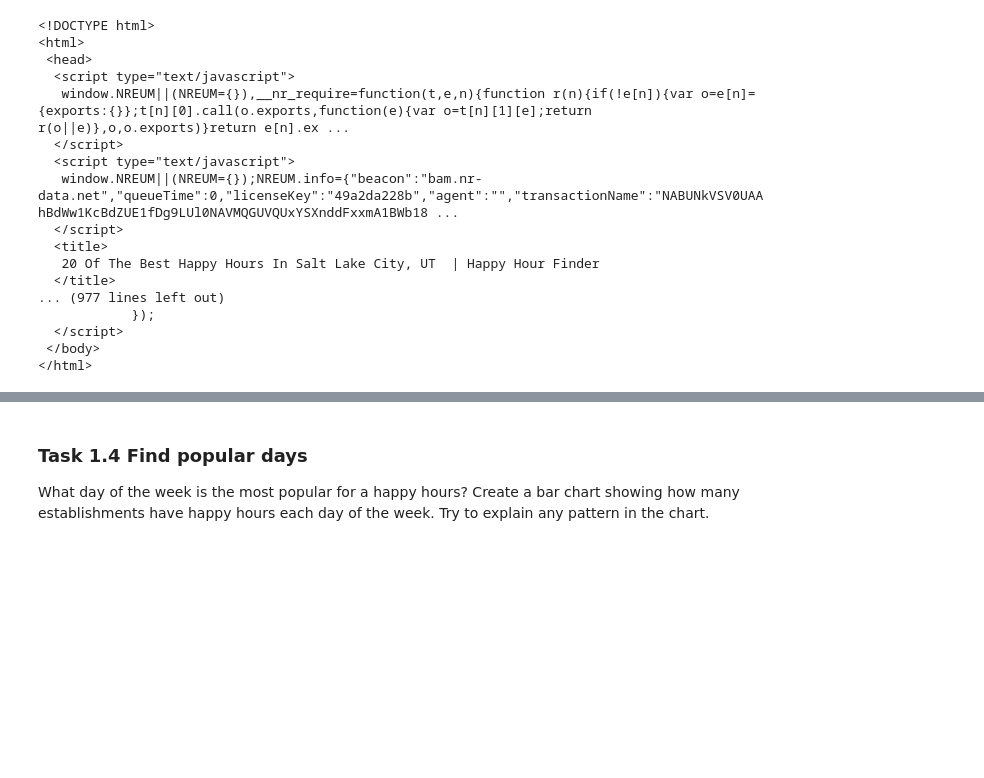
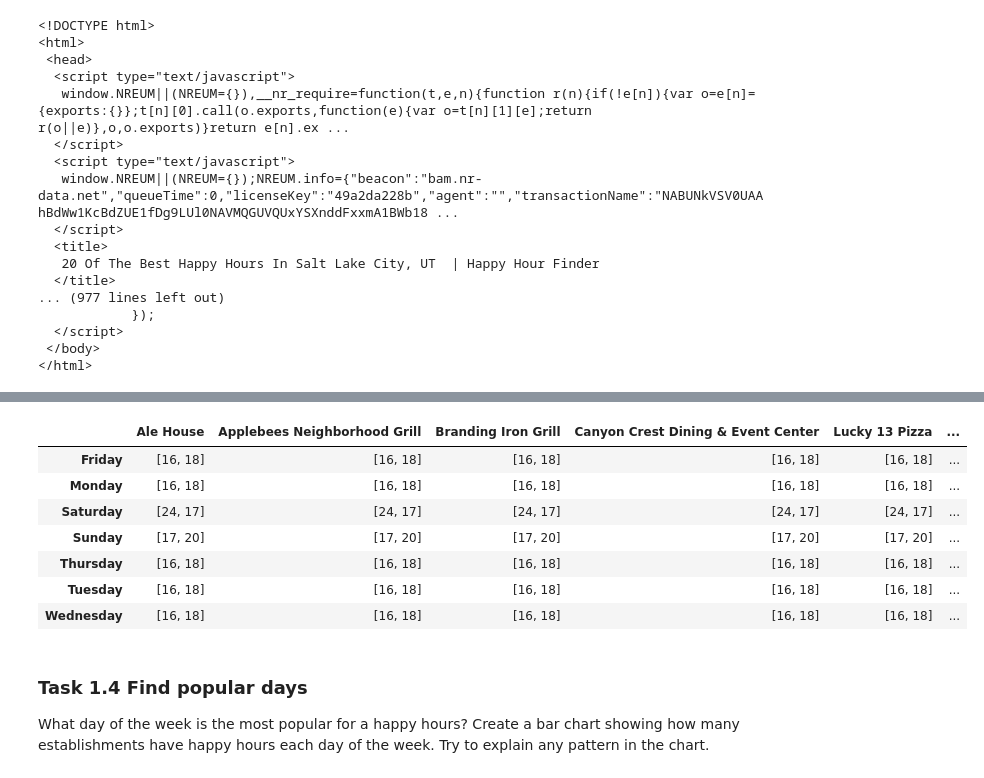
Before and after one commit to Mar-ten/datascience-homeworks, a Jupyter notebook: HW5/2016-HW5.ipynb, the cells around one changed output, grey strips where cells are left out. Drawn from its saved outputs; the diff is of its cells as text; code cells hidden in the pictures; blank space fills up the shorter version.

```diff
--- a/HW5/2016-HW5.ipynb
+++ b/HW5/2016-HW5.ipynb
@@ -93,4 +93,4 @@ for link in places.keys():
     url2 = places[link]
     with urllib.request.urlopen(url2) as response:
            place_html = response.read()
-    weekSoup =BeautifulSoup(place_html,'html.parser')
+    weekSoup = (BeautifulSoup(place_html,'html.parser'))
@@ -117,10 +96,0 @@ weekSoup
-# %%
-HappyPlace={}
-tuesday = {}
-for name in weekSoup.find_all(class_="span8 left-column"):
-    place = name.find("h1").get_text()
-    hour = name.find
-
-
-    HappyPlace[place] = (weekday,hour)
-HappyPlace
@@ -144,0 +149,28 @@ HappyPlace
+# %%
+new=HappyPlace["Ale House"]
+line = str(new["Friday"])
+new = line.split()
+n=new[0].split('n')
+start = n[1]
+start
+cut = new[2].split(":")
+end=cut[1].replace("pm","")
+# %%
+Times= {}
+ReducedData={}
+for place in HappyPlace.keys():
+
+    data= HappyPlace[place]
+    for day in data.keys() :
+        string= (str(test[day])).split()
+        start=string[0].split('n')
+        start = start[1].replace("pm","")
+        start = start.split(":")
+        start = int(start[0])+12
+        end=string[2].replace("pm","")
+        end= end.split(":")
+        end= int(end[0])+12
+        Times[day]=[start,end]
+    ReducedData[place]= (Times)
+
+ReducedData
@@ -145,3 +195,17 @@ HappyPlace
+# %%
+from pandas import DataFrame
+
+df = DataFrame.from_dict(ReducedData)
+df
+# %% [output]
+|  | Ale House | Applebees Neighborhood Grill | Branding Iron Grill | Canyon Crest Dining & Event Center | Lucky 13 Pizza | ... |
+| Friday | [16, 18] | [16, 18] | [16, 18] | [16, 18] | [16, 18] | ... |
+| Monday | [16, 18] | [16, 18] | [16, 18] | [16, 18] | [16, 18] | ... |
+| Saturday | [24, 17] | [24, 17] | [24, 17] | [24, 17] | [24, 17] | ... |
+| Sunday | [17, 20] | [17, 20] | [17, 20] | [17, 20] | [17, 20] | ... |
+| Thursday | [16, 18] | [16, 18] | [16, 18] | [16, 18] | [16, 18] | ... |
+| Tuesday | [16, 18] | [16, 18] | [16, 18] | [16, 18] | [16, 18] | ... |
+| Wednesday | [16, 18] | [16, 18] | [16, 18] | [16, 18] | [16, 18] | ... |
 # %% [markdown]
 ### Task 1.4 Find popular days
 What day of the week is the most popular for a happy hours? Create a bar chart showing how many establishments have happy hours each day of the week. Try to explain any pattern in the chart.
```
Also changed, not shown: parts of 5 cells of this notebook.
